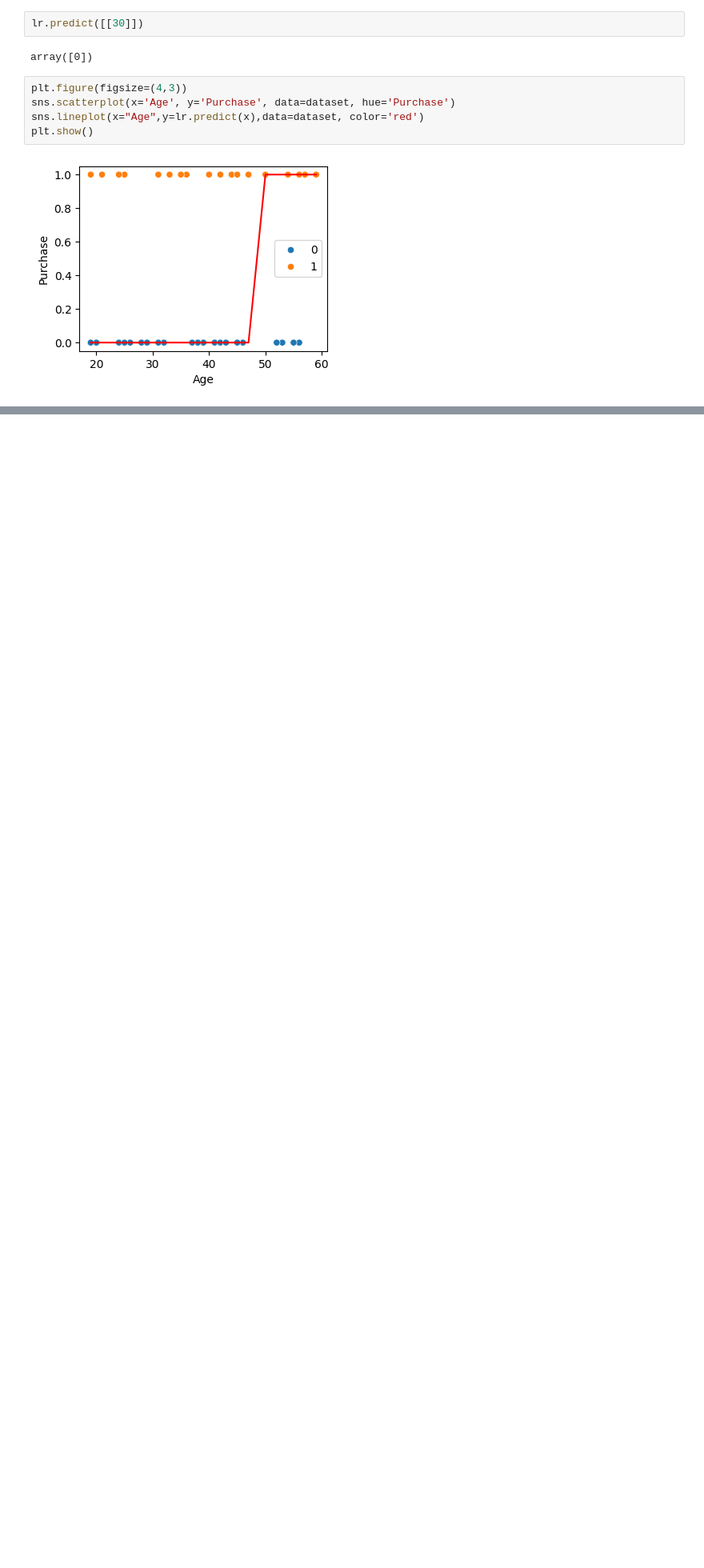
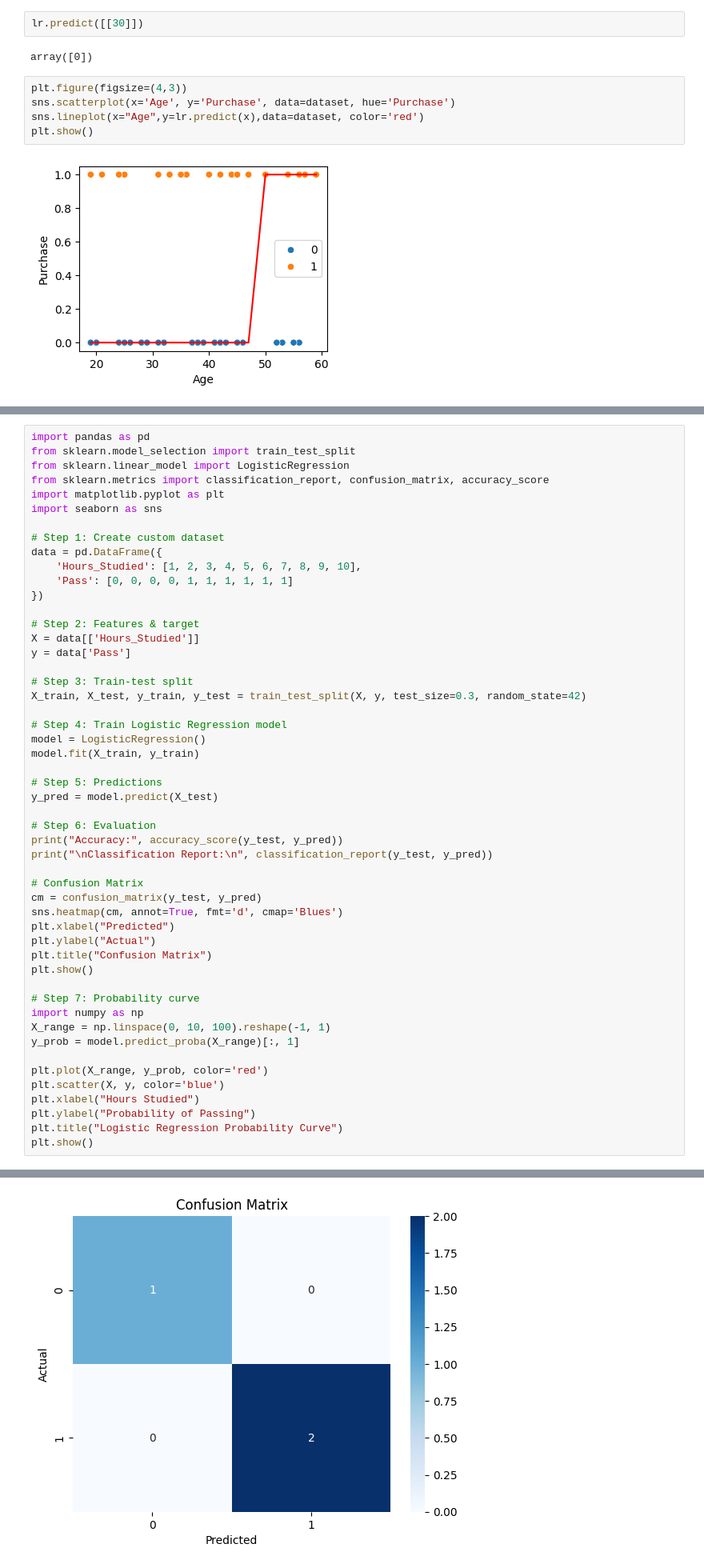
Before and after one commit to Its-Vikas-xd/Machine-Learning, a Jupyter notebook: Supervised Machine Learning/Classification/Binary Classification/Logistic Regression/logistic_Regression.ipynb, the cells around one changed output, grey strips where cells are left out. Shown at 80% size. Saved outputs shown, nothing was run; the diff lists cells and outputs as text; blank space fills up the shorter version.

Commit message:
Example practice of logistic Regression

```diff
--- a/Supervised Machine Learning/Classification/Binary Classification/Logistic Regression/logistic_Regression.ipynb
+++ b/Supervised Machine Learning/Classification/Binary Classification/Logistic Regression/logistic_Regression.ipynb
@@ -48,0 +51,52 @@ plt.show()
+# %%
+import pandas as pd
+from sklearn.model_selection import train_test_split
+from sklearn.linear_model import LogisticRegression
+from sklearn.metrics import classification_report, confusion_matrix, accuracy_score
+import matplotlib.pyplot as plt
+import seaborn as sns
+
+# Step 1: Create custom dataset
+data = pd.DataFrame({
+    'Hours_Studied': [1, 2, 3, 4, 5, 6, 7, 8, 9, 10],
+    'Pass': [0, 0, 0, 0, 1, 1, 1, 1, 1, 1]
+})
+
+# Step 2: Features & target
+X = data[['Hours_Studied']]
+y = data['Pass']
+
+# Step 3: Train-test split
+X_train, X_test, y_train, y_test = train_test_split(X, y, test_size=0.3, random_state=42)
+
+# Step 4: Train Logistic Regression model
+model = LogisticRegression()
+model.fit(X_train, y_train)
+
+# Step 5: Predictions
+y_pred = model.predict(X_test)
+
+# Step 6: Evaluation
+print("Accuracy:", accuracy_score(y_test, y_pred))
+print("\nClassification Report:\n", classification_report(y_test, y_pred))
+
+# Confusion Matrix
+cm = confusion_matrix(y_test, y_pred)
+sns.heatmap(cm, annot=True, fmt='d', cmap='Blues')
+plt.xlabel("Predicted")
+plt.ylabel("Actual")
+plt.title("Confusion Matrix")
+plt.show()
+
+# Step 7: Probability curve
+import numpy as np
+X_range = np.linspace(0, 10, 100).reshape(-1, 1)
+y_prob = model.predict_proba(X_range)[:, 1]
+
+plt.plot(X_range, y_prob, color='red')
+plt.scatter(X, y, color='blue')
+plt.xlabel("Hours Studied")
+plt.ylabel("Probability of Passing")
+plt.title("Logistic Regression Probability Curve")
+plt.show()
+# %% [output]
@@ -48,0 +114 @@ plt.show()
+[figure, added]
```
Also changed, not shown: parts of 2 cells of this notebook.
